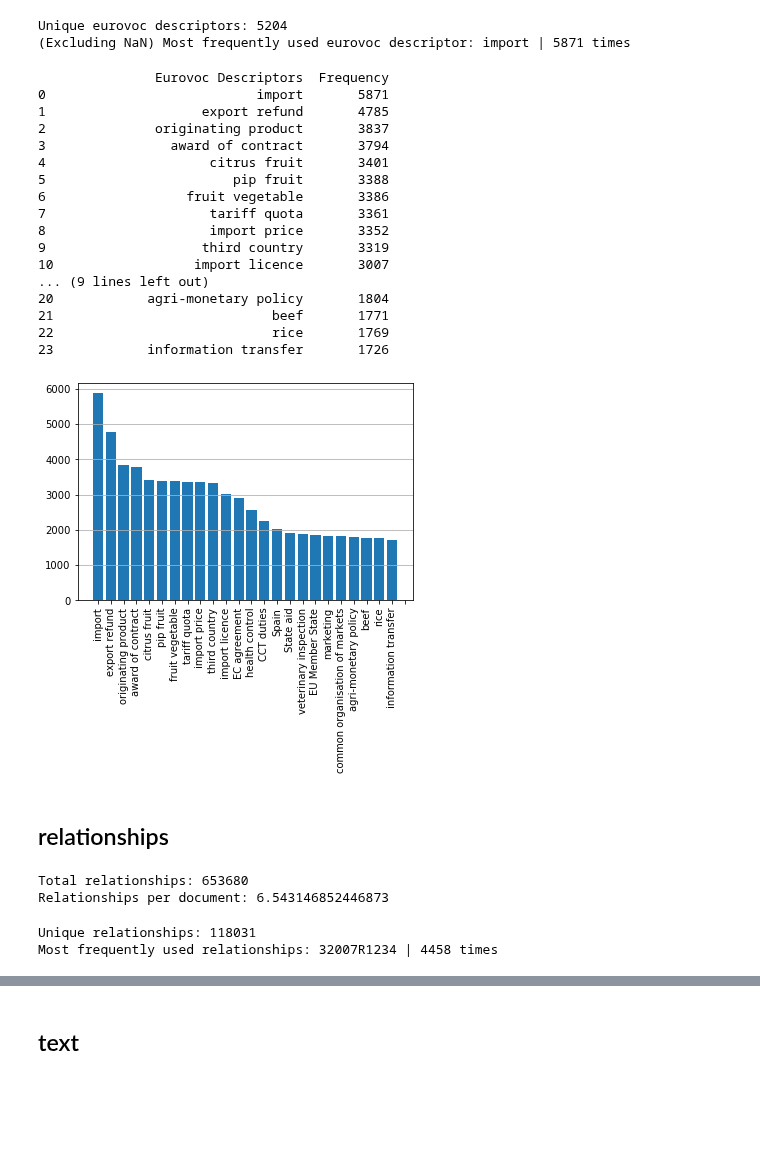
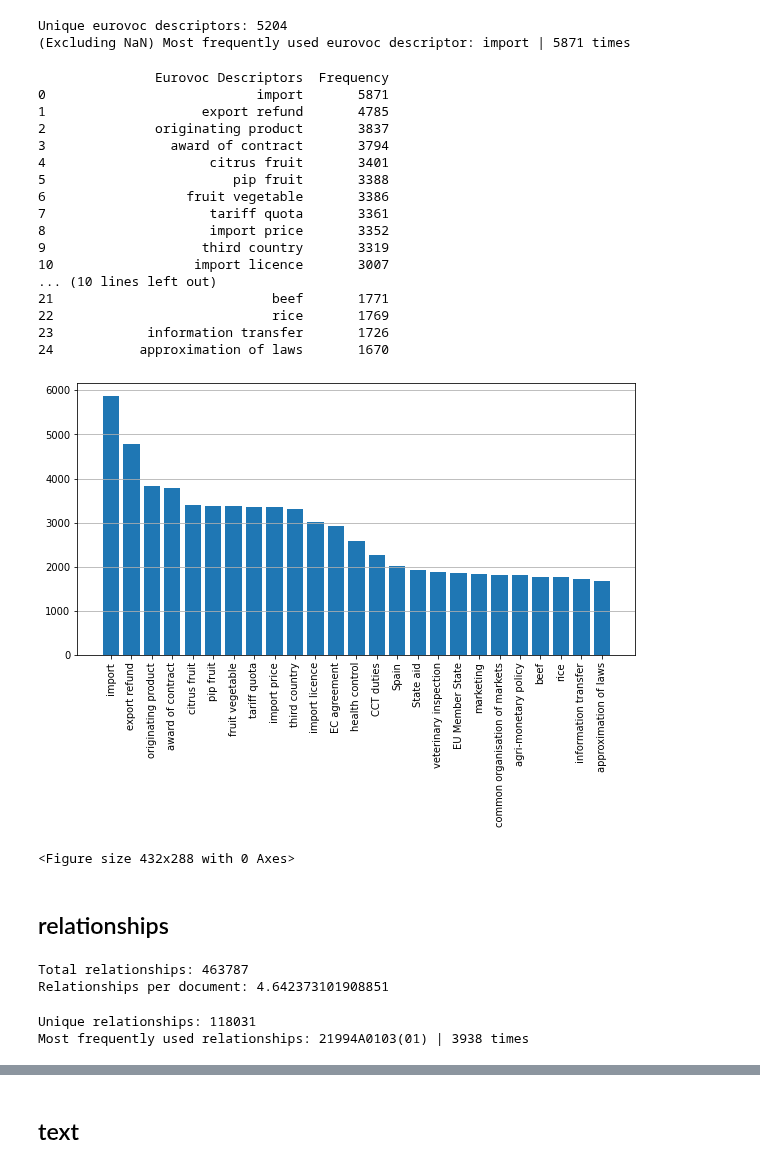
Before and after one commit to dmfrodrigues/feup-pri-proj, a Jupyter notebook: exploration/Data Exploration.ipynb, the cells around one changed output, grey strips where cells are left out. Cells and saved outputs as stored; diff of their text form; code cells hidden in the pictures; blank space fills up the shorter version.

```diff
--- a/exploration/Data Exploration.ipynb
+++ b/exploration/Data Exploration.ipynb
@@ -10,7 +12,7 @@ import datetime
 
 Let's start by importing the data:
 # %%
-data = pd.read_csv("../data/eurlex/combined.csv", sep=",", quotechar="'")
+data = pd.read_csv("../data/eurlex/combined.csv", sep=",")
 data = data.astype({
     'form': 'category'
 })
@@ -353,7 +405,7 @@ Unique eurovoc descriptors: 5204
 (Excluding NaN) Most frequently used eurovoc descriptor: import | 5871 times
 # %%
 lower_bound_ = 1
-upper_bound_ = 25
+upper_bound_ = 26
 sub_unique_eurovoc_descriptors = unique_eurovoc_descriptors[eurovoc_descriptors_count_sort_ind][lower_bound_:upper_bound_]
 sub_eurovoc_descriptors_count = eurovoc_descriptors_count[eurovoc_descriptors_count_sort_ind][lower_bound_:upper_bound_]
 # %%
@@ -372,19 +424,22 @@ print(eurovoc_descriptors_df)
 8                     import price       3352
 9                    third country       3319
 10                  import licence       3007
-... (9 lines left out)
-20            agri-monetary policy       1804
+... (10 lines left out)
 21                            beef       1771
 22                            rice       1769
 23            information transfer       1726
+24           approximation of laws       1670
 # %%
 ticks_ = range(len(sub_eurovoc_descriptors_count))
+f, ax = plt.subplots(figsize=(10,5))
 plt.bar(ticks_, sub_eurovoc_descriptors_count, align='center')
 plt.xticks(ticks, sub_unique_eurovoc_descriptors, rotation='vertical')
 plt.grid(axis='y')
 plt.show()
+plt.savefig('top25-eurovoc-descriptors.svg')
 # %% [output]
-[figure, old version]
+[figure, new version]
+<Figure size 432x288 with 0 Axes>
 # %% [markdown]
 ## relationships
 # %%
@@ -401,8 +456,8 @@ for element in data['relationships']:
 print("Total relationships: {}".format(len(relationships)))
 print("Relationships per document: {}".format(len(relationships)/len(data)))
 # %% [output]
-Total relationships: 653680
-Relationships per document: 6.543146852446873
+Total relationships: 463787
+Relationships per document: 4.642373101908851
 # %%
 # Get unique keywords and respective frequency
 unique_relationships, relationships_count = np.unique(relationships,return_counts=True)
@@ -412,7 +467,7 @@ print("Unique relationships: {}".format(len(unique_relationships)))
 print("Most frequently used relationships: {} | {} times".format(unique_relationships[relationships_count_sort_ind][0], relationships_count[relationships_count_sort_ind][0]))
 # %% [output]
 Unique relationships: 118031
-Most frequently used relationships: 32007R1234 | 4458 times
+Most frequently used relationships: 21994A0103(01) | 3938 times
 # %%
 sub_unique_relationships = unique_relationships[relationships_count_sort_ind][0:25]
 sub_relationships_count = relationships_count[relationships_count_sort_ind][0:25]
```
Also changed, not shown: parts of 20 cells of this notebook, 6 other files.
